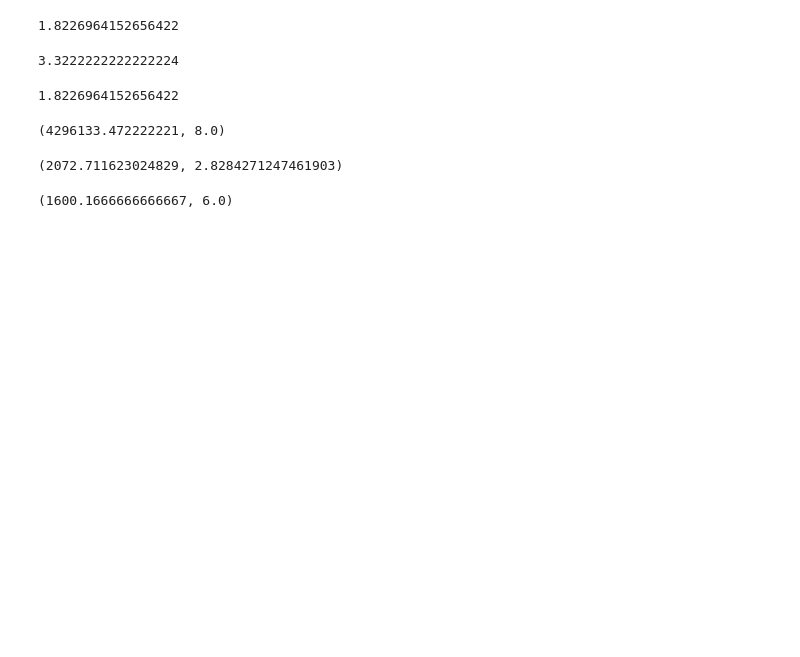
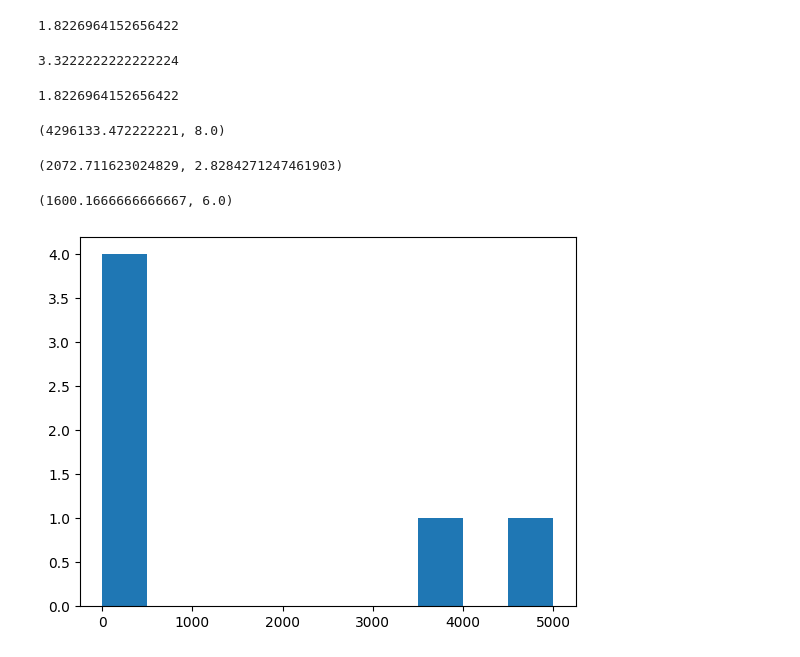
Before and after one commit to UnrivalledHitman120703/Machine-Learning-and-Data-Science-Bootcamp, a Jupyter notebook: Introduction_to_NumPy.ipynb, the cells around one changed output. Saved outputs shown, nothing was run; the diff lists cells and outputs as text; code cells hidden in the pictures; blank space fills up the shorter version.

```diff
--- a/Introduction_to_NumPy.ipynb
+++ b/Introduction_to_NumPy.ipynb
@@ -401,3 +401,8 @@ np.std(high_var_array), np.std(low_var_array)
 np.mean(high_var_array), np.mean(low_var_array)
 # %% [output]
 (1600.1666666666667, 6.0)
+# %%
+plt.hist(high_var_array)
+plt.show()
+# %% [output]
+[figure, added]
```
Also changed, not shown: parts of 12 cells of this notebook.
